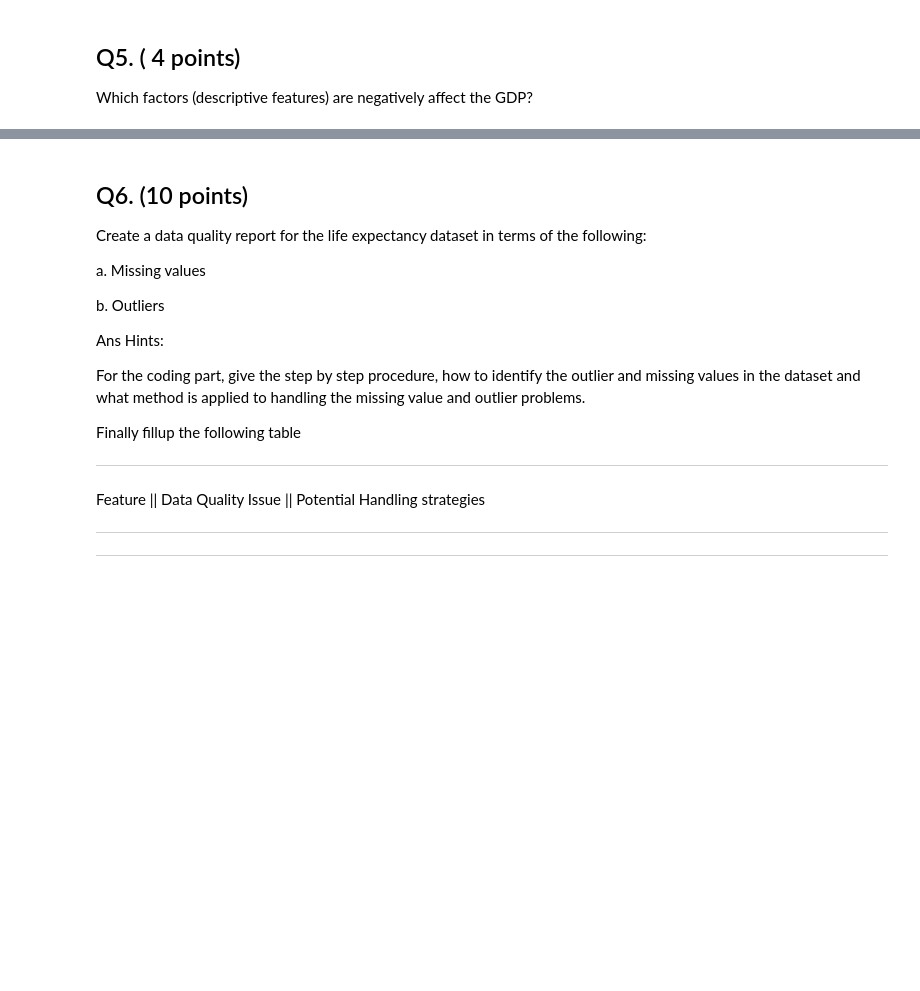
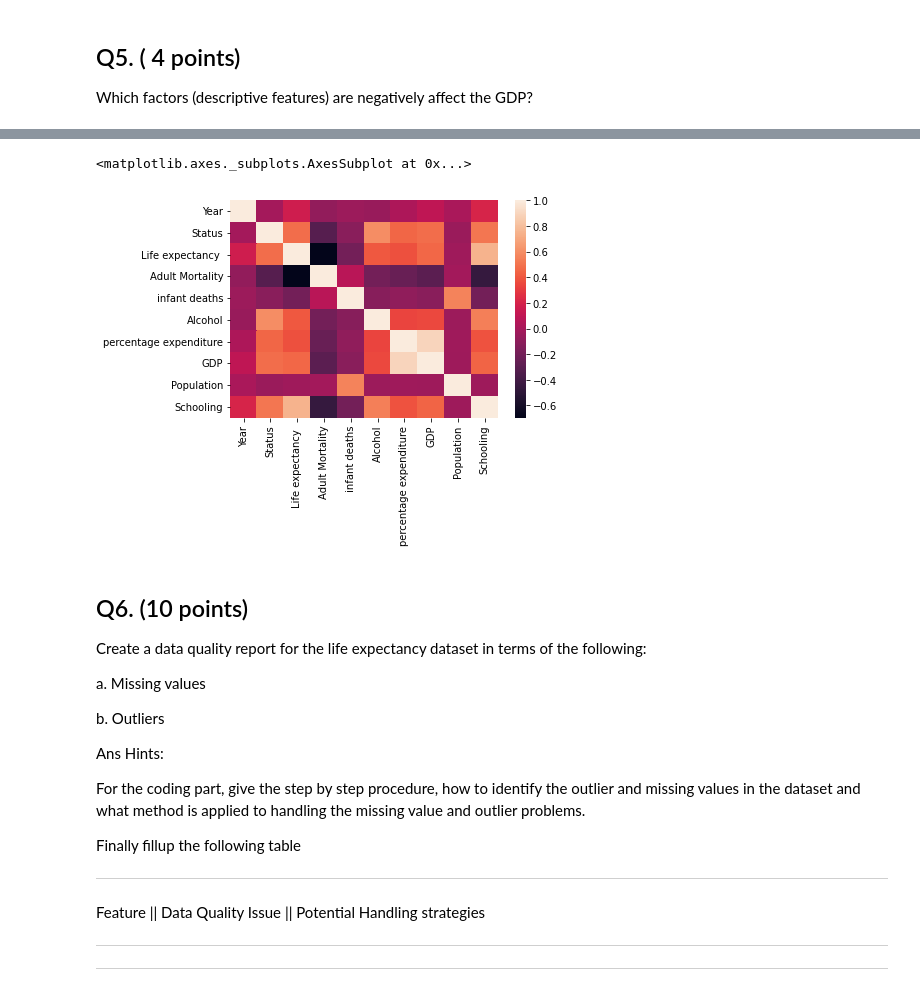
Before and after one commit to Yirgaalem/CP322-Machine-Learning, a Jupyter notebook: Assignment1.ipynb, the cells around one changed output, grey strips where cells are left out. Saved outputs shown, nothing was run; the diff lists cells and outputs as text; code cells hidden in the pictures; blank space fills up the shorter version.

```diff
--- a/Assignment1.ipynb
+++ b/Assignment1.ipynb
@@ -145,0 +118,9 @@ Zimbabwe   2000 : 0
+# %%
+# write your Q3 answer here #
+
+# This dicitonary allows us to easily assign the number 0 to the string "Developing" and 1 to "Developed". We can call this dicitionary when refering what we will change the country's status too
+mapDictionary = {"Developing": 0, "Developed": 1}
+mapping = data["Status"].map(mapDictionary)
+data["Status"] = mapping
+
+data
@@ -215,3 +196,12 @@ Which factors (descriptive features) are negatively affect the GDP?
+# %%
+# Write your code to answer the Q5 #
+
+#Creates a heat map with each of the data columns. We can then look at how each
+#column realtes to one another. We can focus on the GDP and how its affected by other data
+sns.heatmap(data.corr())
+# %% [output]
+<matplotlib.axes._subplots.AxesSubplot at 0x...>
+[figure, added]
 # %% [markdown]
 ## Q6. (10 points)
 
```
Also changed, not shown: parts of 7 cells of this notebook.
